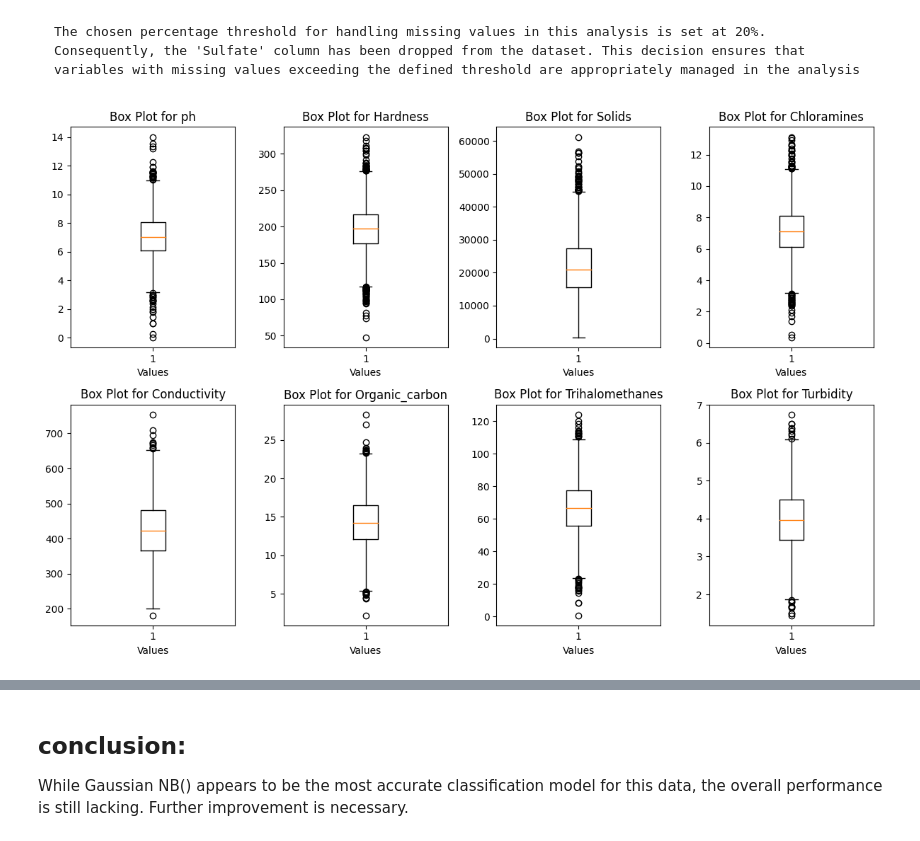
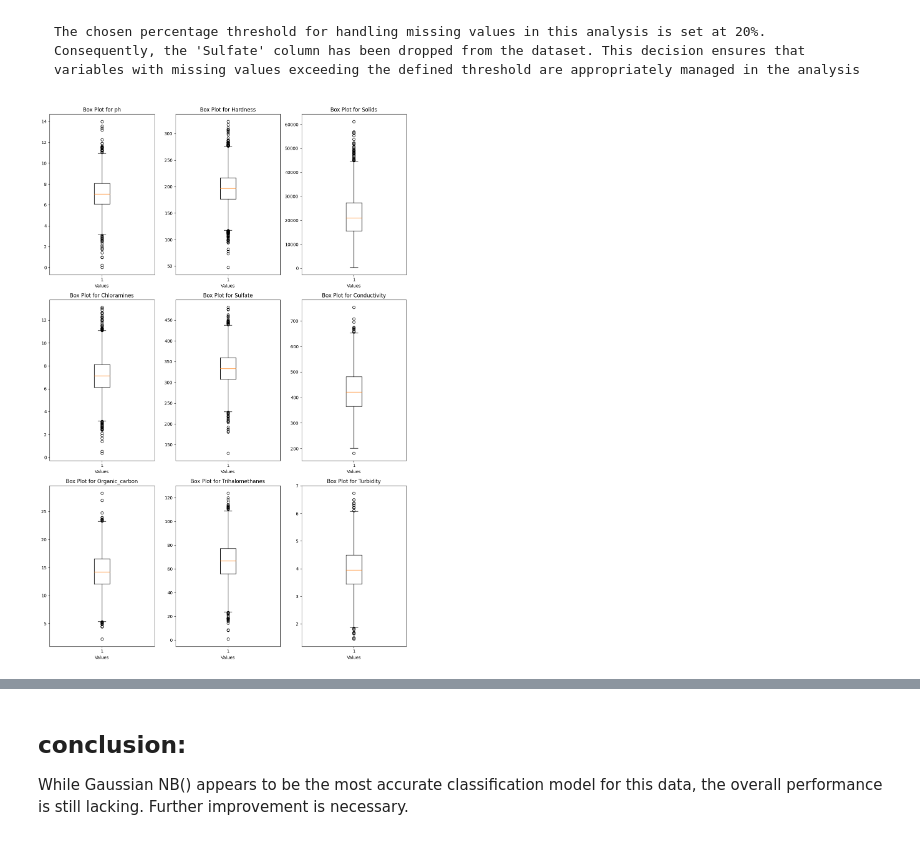
Before and after one commit to leedh7878/DanielLee_Project_Portfolio, a Jupyter notebook: Water_Quality_Potability/src/water_quality.ipynb, the cells around one changed output, grey strips where cells are left out. Saved outputs shown, nothing was run; the diff lists cells and outputs as text; code cells hidden in the pictures.

```diff
--- a/Water_Quality_Potability/src/water_quality.ipynb
+++ b/Water_Quality_Potability/src/water_quality.ipynb
@@ -60,27 +113,25 @@ data_water.duplicated().sum()
 target = 'Potability'
 missing = 'Sulfate'
 
-data_water.drop(columns=missing, inplace=True)
-X, y = data_water.drop(columns=target), data_water[target]
-
-X2, y2 = X,y
+X = data_water.drop(columns=[target])
+y = data_water[target]
 # %%
 # Set the figure size for the subplots
-plt.figure(figsize=(12,8))
+plt.figure(figsize=(12,18))
 
 # Iterate through the columns and create individual box plots
 for i, column in enumerate(X.columns, 1):
-    plt.subplot(2, len(X.columns) //2, i)  # Create a subplot for each column
+    plt.subplot(3, len(X.columns) //3, i)  # Create a subplot for each column
     plt.boxplot(X[column].dropna())
     plt.title(f'Box Plot for {column}')
     plt.xlabel('Values')
     plt.ylabel('')
 
 plt.tight_layout()  # Adjust subplot spacing
 
 plt.show()
 # %% [output]
-[figure, old version]
+[figure, new version]
 # %%
 
 plt.figure(figsize=(9, 6))
```
Also changed, not shown: parts of 23 cells of this notebook.
